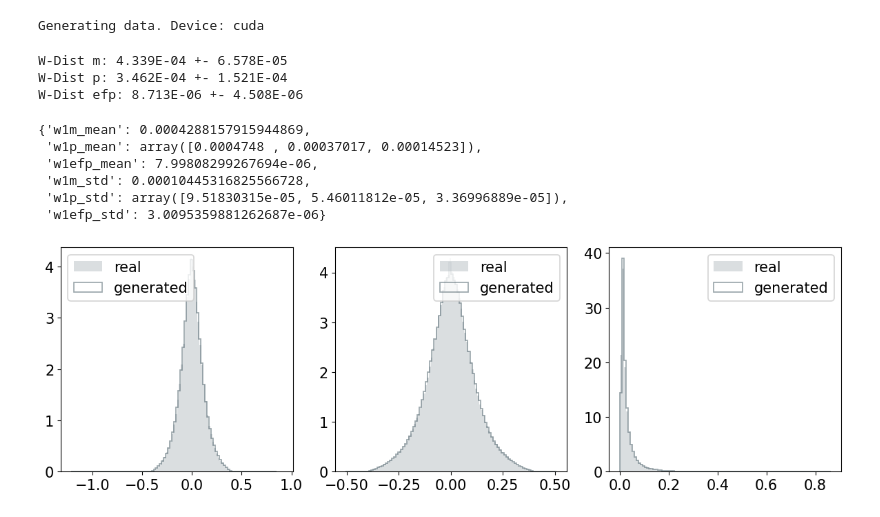
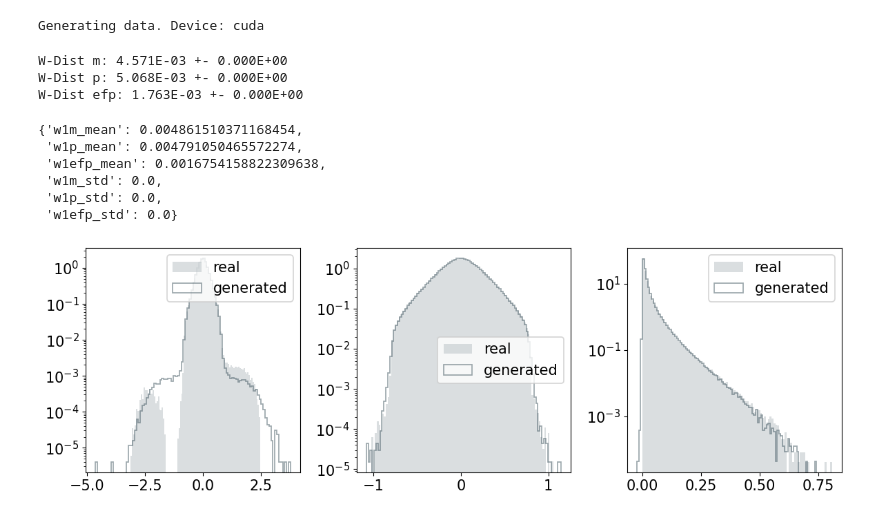
Before and after one commit to ewencedr/particle_fm, a Jupyter notebook: notebooks/evaluation.ipynb, the cells around one changed output. Drawn from its saved outputs; the diff is of its cells as text; code cells hidden in the pictures.

```diff
--- a/notebooks/evaluation.ipynb
+++ b/notebooks/evaluation.ipynb
@@ -97,8 +97,8 @@ print(stds)
 # %%
-ckpt = "/beegfs/desy/user/birkjosc/epic-cnf/logs/fm_tops-30/runs/2023-06-23_14-03-53/checkpoints/epoch_3979_w1m_0.00029529-EMA.ckpt"
+ckpt = "/beegfs/desy/user/birkjosc/epic-fm/logs/jetclass_flow_matching/runs/2023-07-27_22-53-12/checkpoints/last-EMA.ckpt"
 model = model.load_from_checkpoint(ckpt)
 # %%
-factor = 6
+factor = 1
 # chosse between test and val
 mask_gen = test_mask
 data_gen = test_data
@@ -116,7 +116,7 @@ data, generation_time = generate_data(
     cond=torch.tensor(big_cond),
     variable_set_sizes=True,
     mask=torch.tensor(big_mask),
-    normalized_data=True,
+    normalized_data=False,
     means=means,
     stds=stds,
     ode_solver="midpoint",
@@ -141,9 +141,9 @@ print(f"W-Dist m: {w_dists_big['w1m_mean']:4.3E} +- {w_dists_big['w1m_std']:4.3E
 print(f"W-Dist p: {w_dists_big['w1p_mean']:4.3E} +- {w_dists_big['w1p_std']:4.3E}")
 print(f"W-Dist efp: {w_dists_big['w1efp_mean']:4.3E} +- {w_dists_big['w1efp_std']:4.3E}")
 # %% [output]
-W-Dist m: 4.339E-04 +- 6.578E-05
-W-Dist p: 3.462E-04 +- 1.521E-04
-W-Dist efp: 8.713E-06 +- 4.508E-06
+W-Dist m: 4.571E-03 +- 0.000E+00
+W-Dist p: 5.068E-03 +- 0.000E+00
+W-Dist efp: 1.763E-03 +- 0.000E+00
 # %%
 w_dists_big_non_averaged = calculate_all_wasserstein_metrics(
     data_gen[..., :3],
@@ -157,20 +157,21 @@ w_dists_big_non_averaged = calculate_all_wasserstein_metrics(
 )
 w_dists_big_non_averaged
 # %% [output]
-{'w1m_mean': 0.0004288157915944869,
- 'w1p_mean': array([0.0004748 , 0.00037017, 0.00014523]),
- 'w1efp_mean': 7.99808299267694e-06,
- 'w1m_std': 0.00010445316825566728,
- 'w1p_std': array([9.51830315e-05, 5.46011812e-05, 3.36996889e-05]),
- 'w1efp_std': 3.0095359881262687e-06}
+{'w1m_mean': 0.004861510371168454,
+ 'w1p_mean': 0.004791050465572274,
+ 'w1efp_mean': 0.0016754158822309638,
+ 'w1m_std': 0.0,
+ 'w1p_std': 0.0,
+ 'w1efp_std': 0.0}
 # %%
 fig, ax = plt.subplots(1, 3, figsize=(12, 4))
 ax = ax.flatten()
 hist_kwargs = dict(bins=100, alpha=0.5, density=True)
 for i in range(3):
-    ax[i].hist(data_gen[:, :, i].flatten(), **hist_kwargs, label="real")
-    ax[i].hist(particle_data[:, :, i].flatten(), **hist_kwargs, label="generated", histtype="step")
+    ax[i].hist(data_gen[:, :, i][mask_gen[:, :, 0] != 0].flatten(), **hist_kwargs, label="real")
+    ax[i].hist(particle_data[:, :, i][mask_gen[:, :, 0] != 0].flatten(), **hist_kwargs, label="generated", histtype="step")
     ax[i].legend()
+    ax[i].set_yscale("log")
 fig.tight_layout()
 # %% [output]
-[figure, old version]
+[figure, new version]
```
Also changed, not shown: parts of 2 cells of this notebook.
